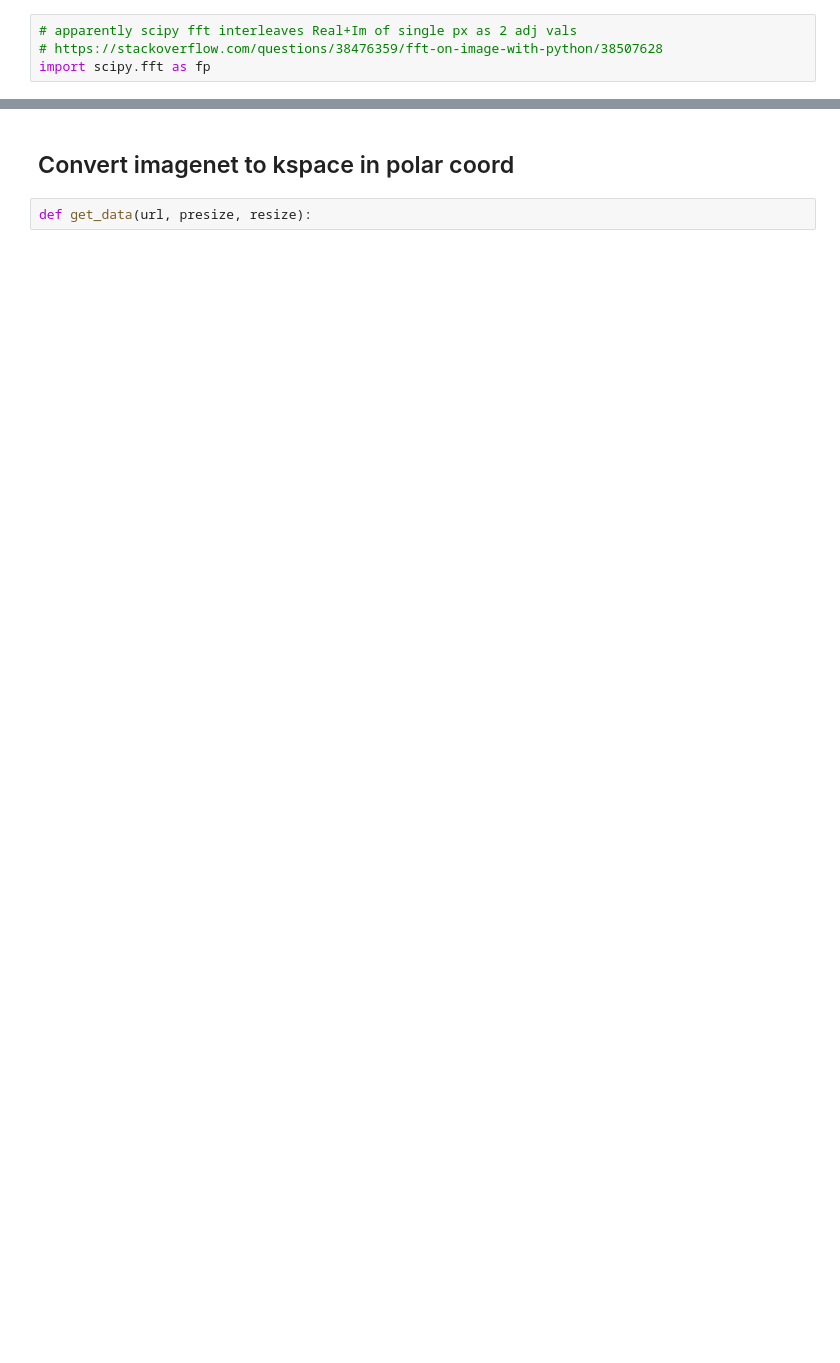
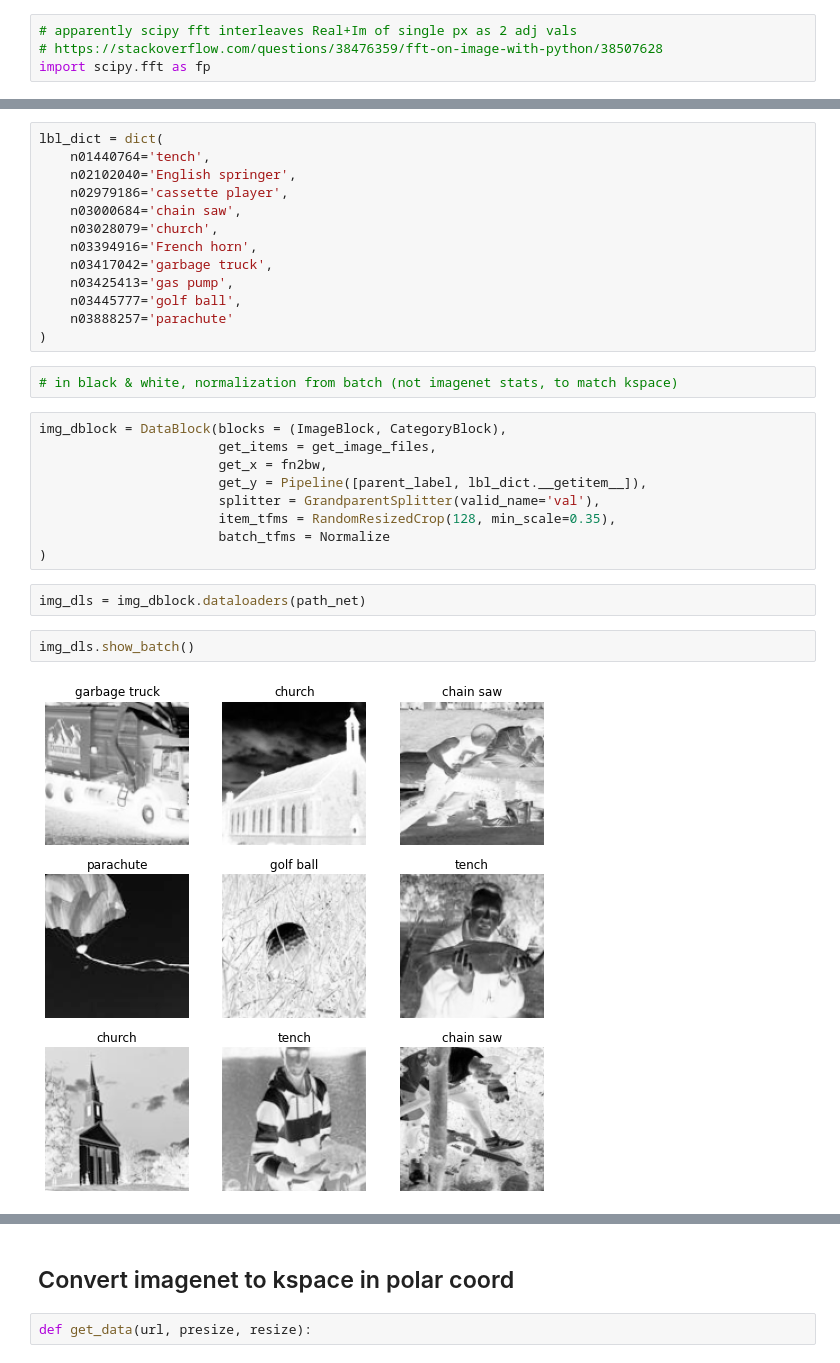
Before and after one commit to RGologorsky/fastmri, a Jupyter notebook: 01_kspace_learner.ipynb, the cells around one changed output, grey strips where cells are left out. Saved outputs shown, nothing was run; the diff lists cells and outputs as text; blank space fills up the shorter version.

```diff
--- a/01_kspace_learner.ipynb
+++ b/01_kspace_learner.ipynb
@@ -228,0 +258,30 @@ class KTfm(Transform):
+# %%
+lbl_dict = dict(
+    n01440764='tench',
+    n02102040='English springer',
+    n02979186='cassette player',
+    n03000684='chain saw',
+    n03028079='church',
+    n03394916='French horn',
+    n03417042='garbage truck',
+    n03425413='gas pump',
+    n03445777='golf ball',
+    n03888257='parachute'
+)
+# %%
+# in black & white, normalization from batch (not imagenet stats, to match kspace)
+# %%
+img_dblock = DataBlock(blocks = (ImageBlock, CategoryBlock),
+                       get_items = get_image_files,
+                       get_x = fn2bw,
+                       get_y = Pipeline([parent_label, lbl_dict.__getitem__]),
+                       splitter = GrandparentSplitter(valid_name='val'),
+                       item_tfms = RandomResizedCrop(128, min_scale=0.35),
+                       batch_tfms = Normalize
+)
+# %%
+img_dls = img_dblock.dataloaders(path_net)
+# %%
+img_dls.show_batch()
+# %% [output]
+[figure, added]
```
Also changed, not shown: parts of 102 cells of this notebook.
